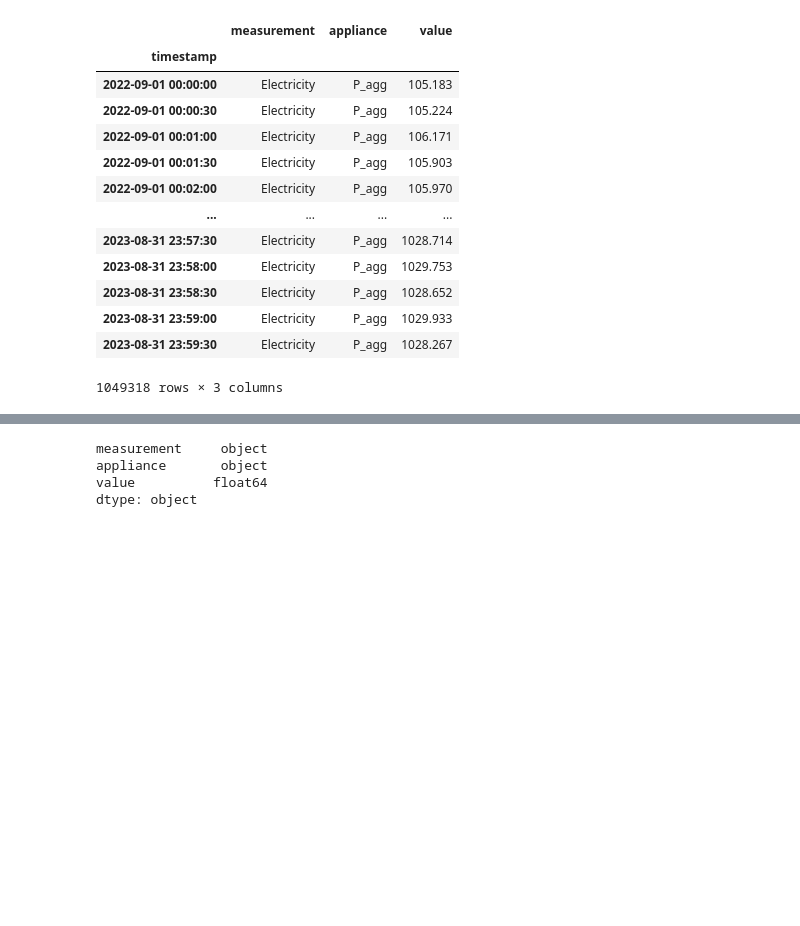
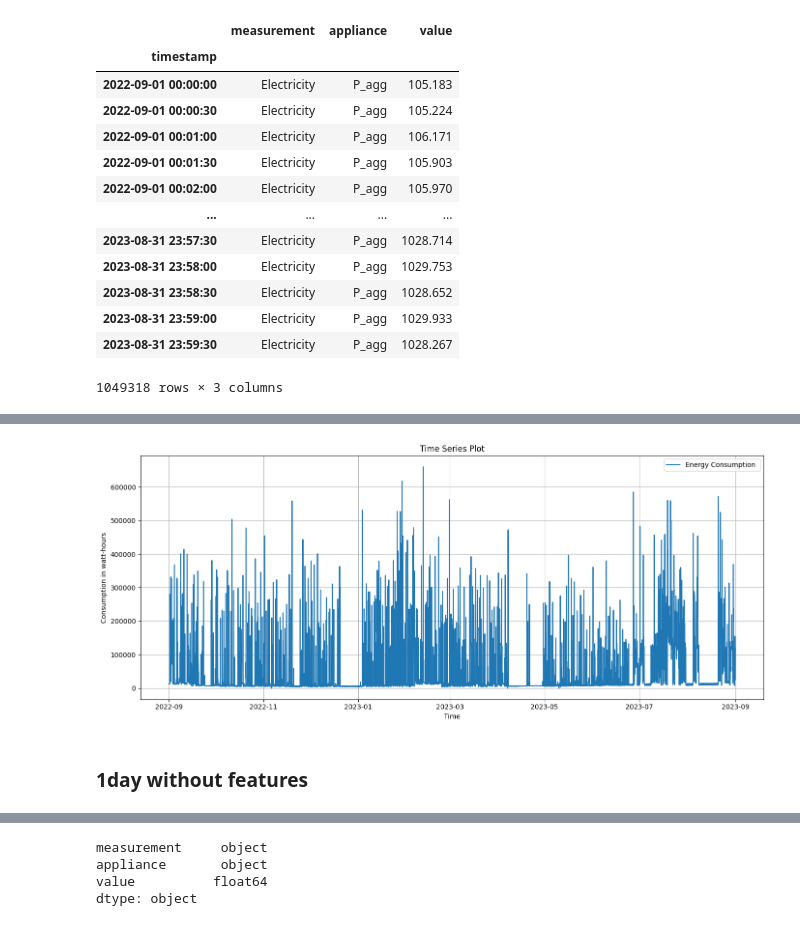
Before and after one commit to Ghada-Ataaoui/Energy-Consumption-Forecast, a Jupyter notebook: src/models/GRU_pred.ipynb, the cells around one changed output, grey strips where cells are left out. Cells and saved outputs as stored; diff of their text form; code cells hidden in the pictures; blank space fills up the shorter version.

```diff
--- a/src/models/GRU_pred.ipynb
+++ b/src/models/GRU_pred.ipynb
@@ -47,0 +112,4 @@ display(dataset)
+# %%
+one_hour_dataset = dataset['value'].resample("1h").sum()
+print(dataset.dtypes)
+one_hour_dataset
@@ -47,0 +134,19 @@ display(dataset)
+# %%
+# Convert to DataFrame
+df = pd.DataFrame(one_hour_dataset)
+# Ensure the timestamp is in datetime format and set it as index
+
+# Plot
+plt.figure(figsize=(14, 6))
+plt.plot(df.index, df['value'], label='Energy Consumption ')
+plt.xlabel('Time')
+plt.ylabel('Consumption in watt-hours')
+plt.title('Time Series Plot')
+plt.grid(True)
+plt.legend()
+plt.tight_layout()
+plt.show()
+# %% [output]
+[figure, added]
+# %% [markdown]
+### 1day without features
```
Also changed, not shown: parts of 35 cells of this notebook.
